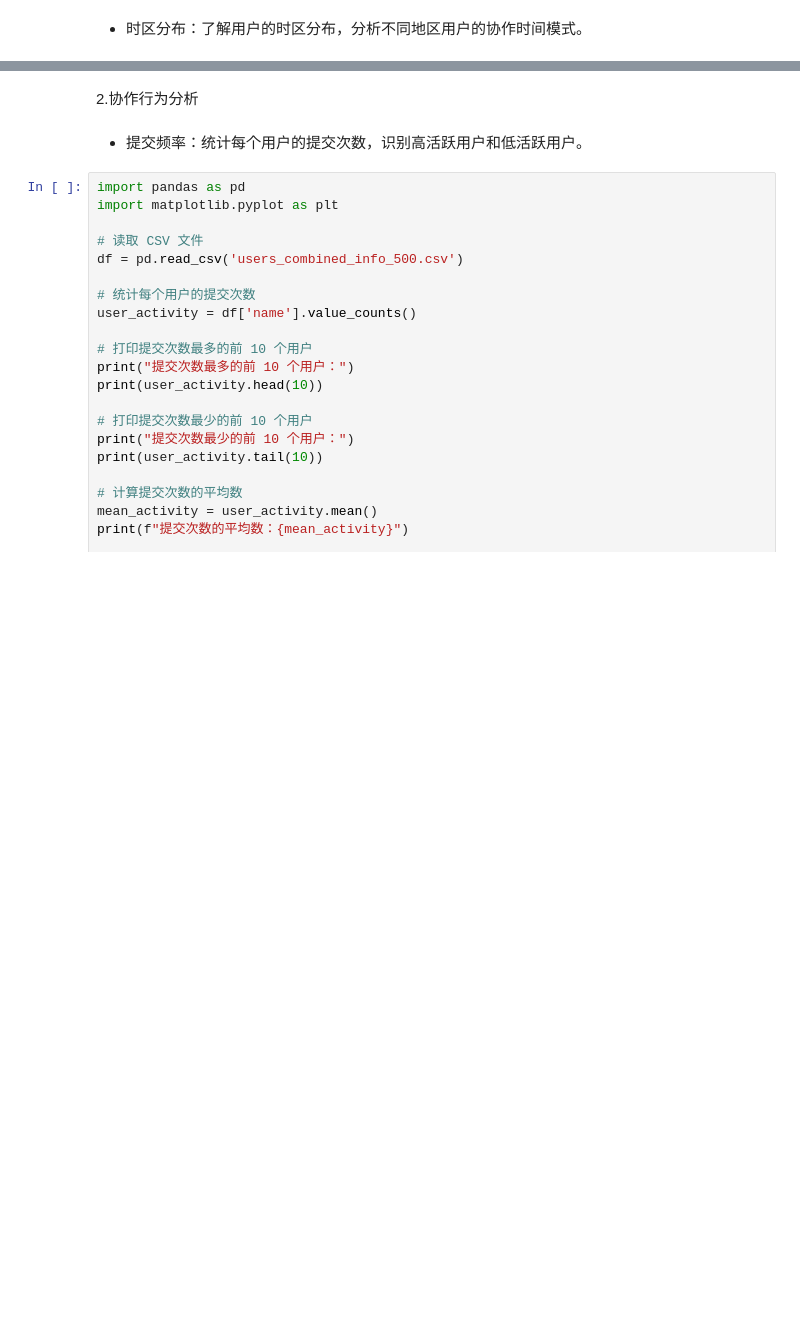
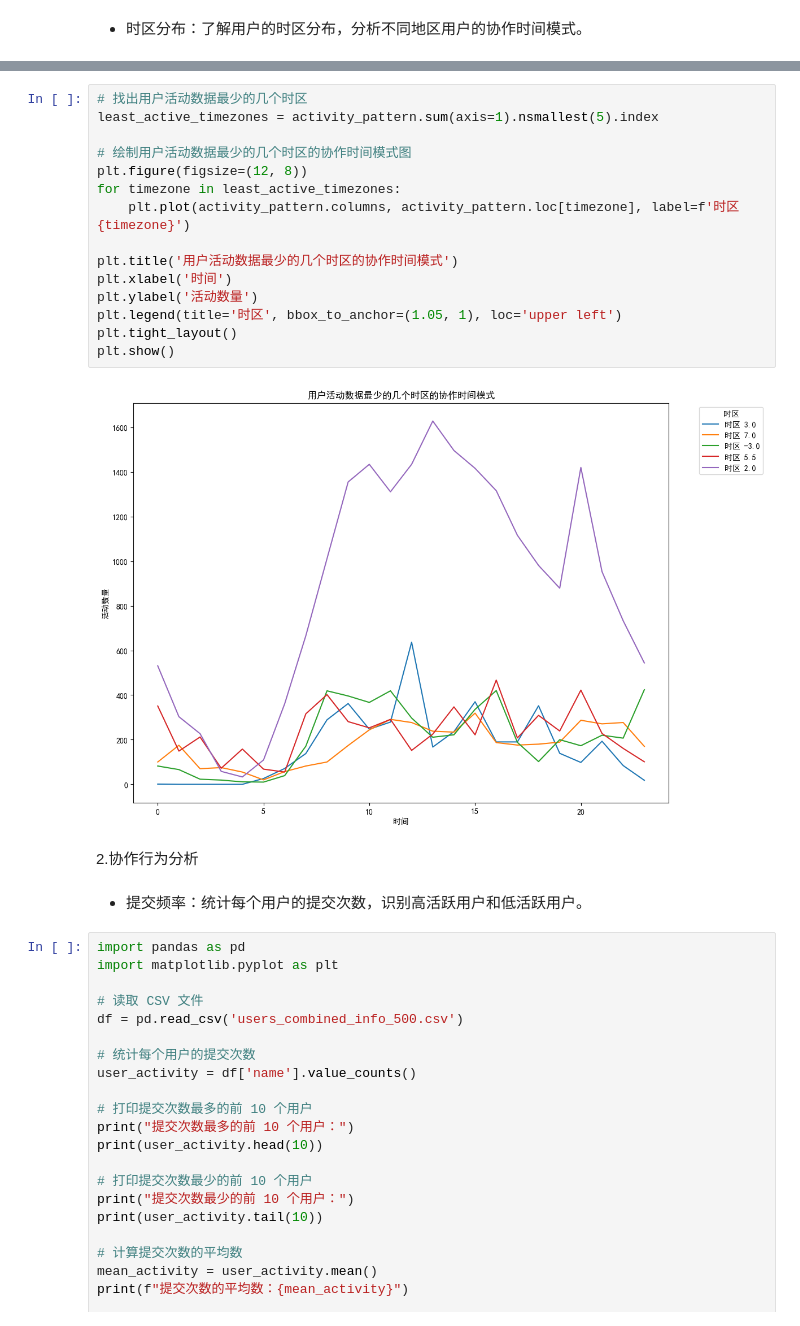
Before and after one commit to WuTong-ww/Intro_Theory, a Jupyter notebook: hw12/hw12.ipynb, the cells around one changed output, grey strips where cells are left out. Saved outputs shown, nothing was run; the diff lists cells and outputs as text; blank space fills up the shorter version.

```diff
--- a/hw12/hw12.ipynb
+++ b/hw12/hw12.ipynb
@@ -203,3 +224,20 @@ plt.show()
+# %%
+# 找出用户活动数据最少的几个时区
+least_active_timezones = activity_pattern.sum(axis=1).nsmallest(5).index
+
+# 绘制用户活动数据最少的几个时区的协作时间模式图
+plt.figure(figsize=(12, 8))
+for timezone in least_active_timezones:
+    plt.plot(activity_pattern.columns, activity_pattern.loc[timezone], label=f'时区 {timezone}')
+
+plt.title('用户活动数据最少的几个时区的协作时间模式')
+plt.xlabel('时间')
+plt.ylabel('活动数量')
+plt.legend(title='时区', bbox_to_anchor=(1.05, 1), loc='upper left')
+plt.tight_layout()
+plt.show()
+# %% [output]
+[figure, added]
 # %% [markdown]
 2.协作行为分析
 # %% [markdown]
```
Also changed, not shown: parts of 4 cells of this notebook, 1 other file.
